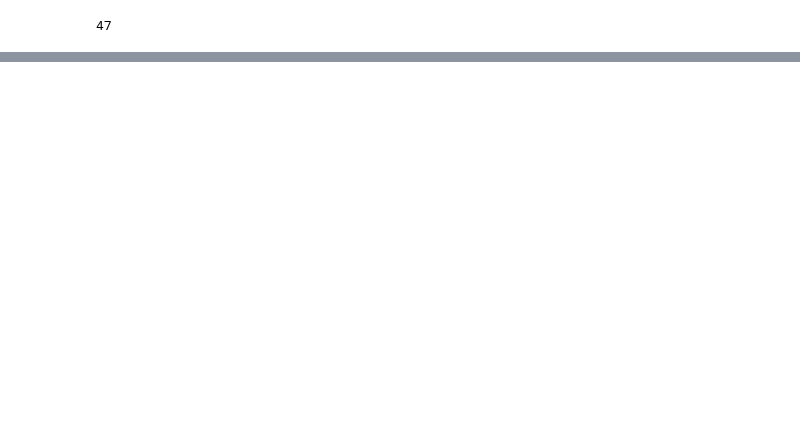
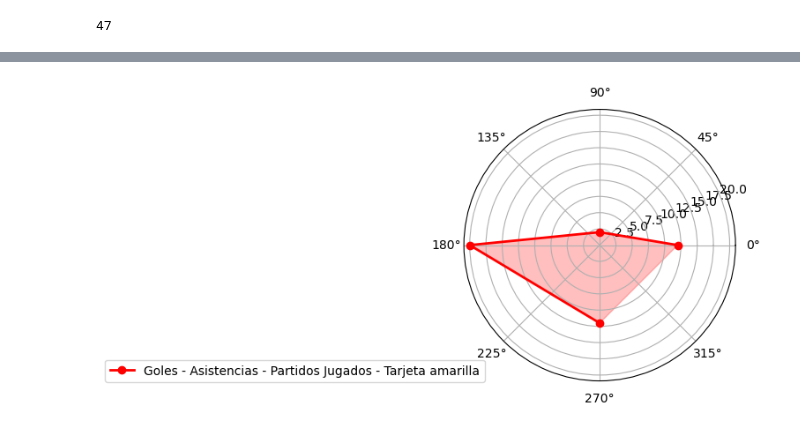
Before and after one commit to Molus13/Proyecto-Final, a Jupyter notebook: La Liga.ipynb, the cells around one changed output, grey strips where cells are left out. Saved outputs shown, nothing was run; the diff lists cells and outputs as text; code cells hidden in the pictures; blank space fills up the shorter version.

```diff
--- a/La Liga.ipynb
+++ b/La Liga.ipynb
@@ -348,0 +350,21 @@ plt.show()
+# %%
+datos_jugador = ['Joselu', [12, 2, 20, 3, 0]]
+
+N = len(datos_jugador[1]) - 2
+
+angles = np.linspace(0, 2*np.pi, N+1, endpoint=False)
+
+fig = plt.figure(figsize=(6, 4))
+
+ax = fig.add_subplot(111, polar=True)
+
+datos_jugador[1] = np.concatenate((datos_jugador[1][:N], [datos_jugador[1][0]]))
+
+ax.plot(angles, datos_jugador[1], 'o-', linewidth=2, label="Goles - Asistencias - Partidos Jugados - Tarjeta amarilla", color='r')
+ax.fill(angles, datos_jugador[1], alpha=0.25, color='r')
+
+plt.legend(loc='upper right', bbox_to_anchor=(0.1, 0.1))
+
+plt.show()
+# %% [output]
+[figure, added]
```
Also changed, not shown: parts of 7 cells of this notebook.
